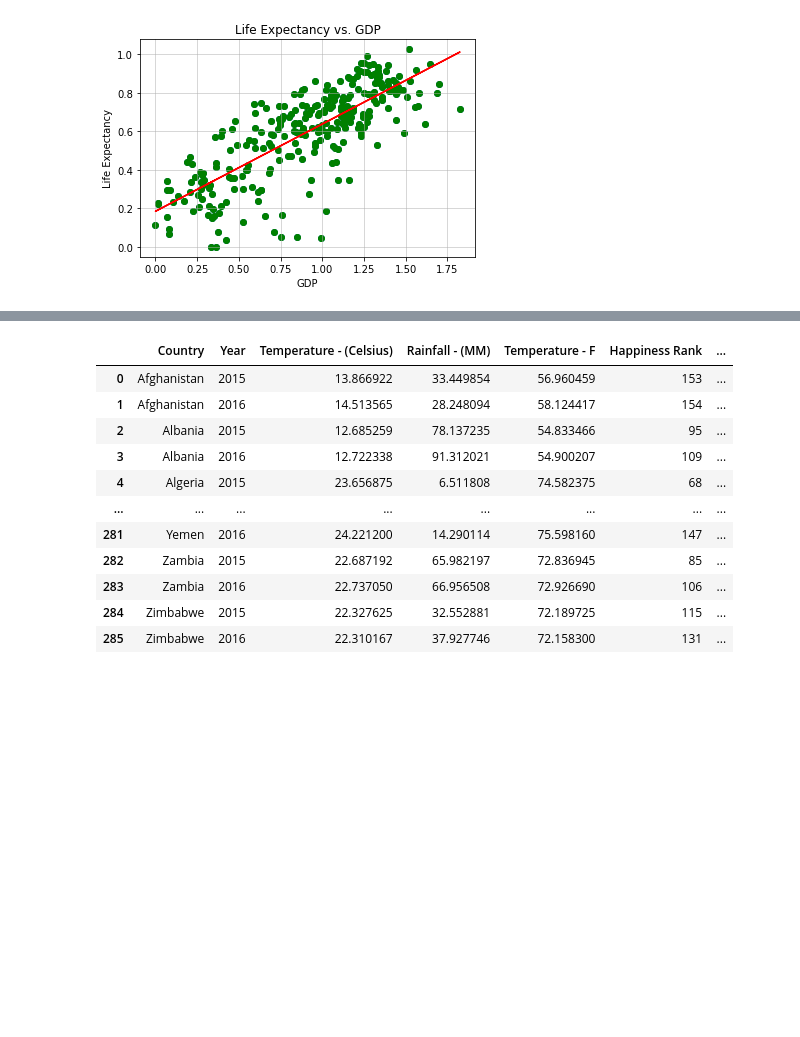
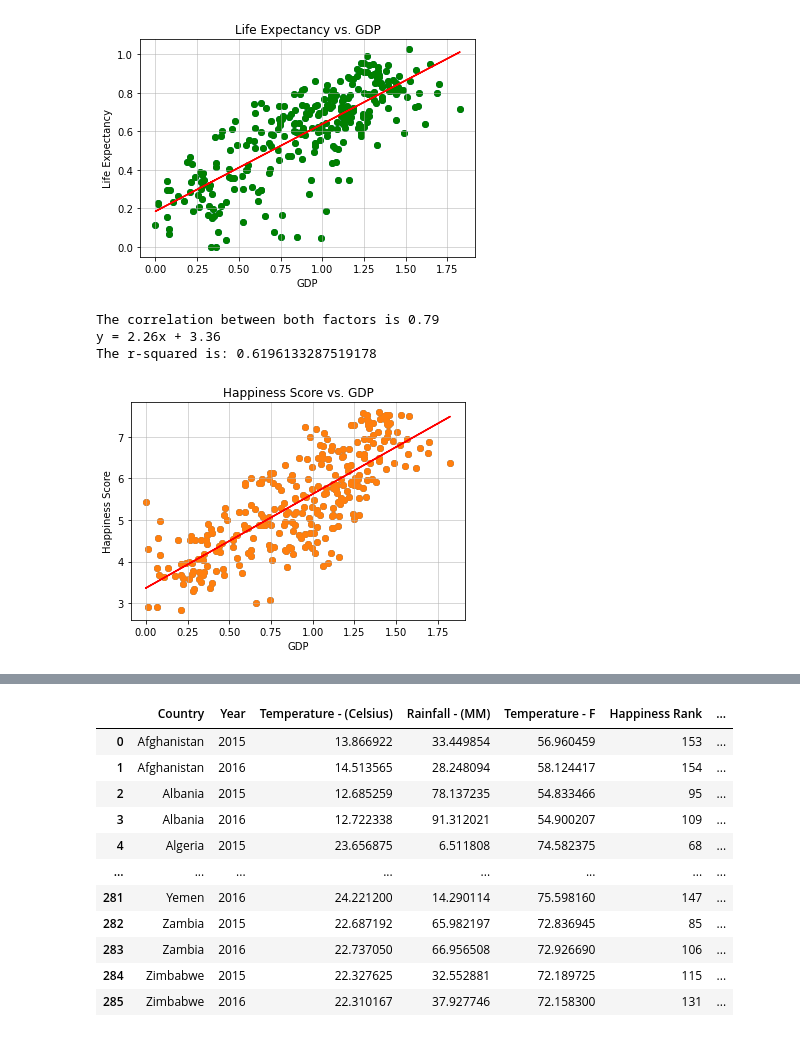
Before and after one commit to AJ-Paine/07-Skynet-Project, a Jupyter notebook: Skynet Project 1.ipynb, the cells around one changed output, grey strips where cells are left out. Drawn from its saved outputs; the diff is of its cells as text; code cells hidden in the pictures; blank space fills up the shorter version.

```diff
--- a/Skynet Project 1.ipynb
+++ b/Skynet Project 1.ipynb
@@ -277,3 +273,16 @@ The correlation between both factors is 0.78
 y = 0.45x + 0.18
 The r-squared is: 0.6104743465320697
 [figure]
+# %%
+plt.scatter(merge["Economy"],merge["Happiness Score"])
+plt.title("Happiness Score vs. GDP")
+plt.xlabel("GDP")
+plt.ylabel("Happiness Score")
+correlation(merge["Economy"],merge["Happiness Score"])
+regression(merge["Economy"],merge["Happiness Score"])
+plt.savefig("Images/HS_vs_GDP.png")
+# %% [output]
+The correlation between both factors is 0.79
+y = 2.26x + 3.36
+The r-squared is: 0.6196133287519178
+[figure, added]
```
Also changed, not shown: parts of 2 cells of this notebook, 1 other file.
